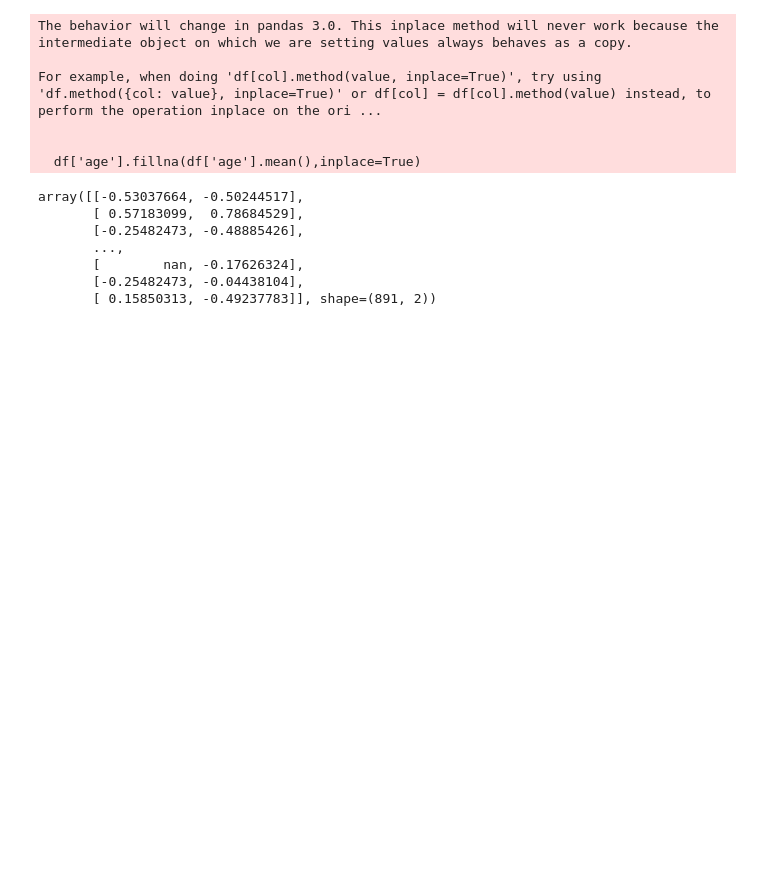
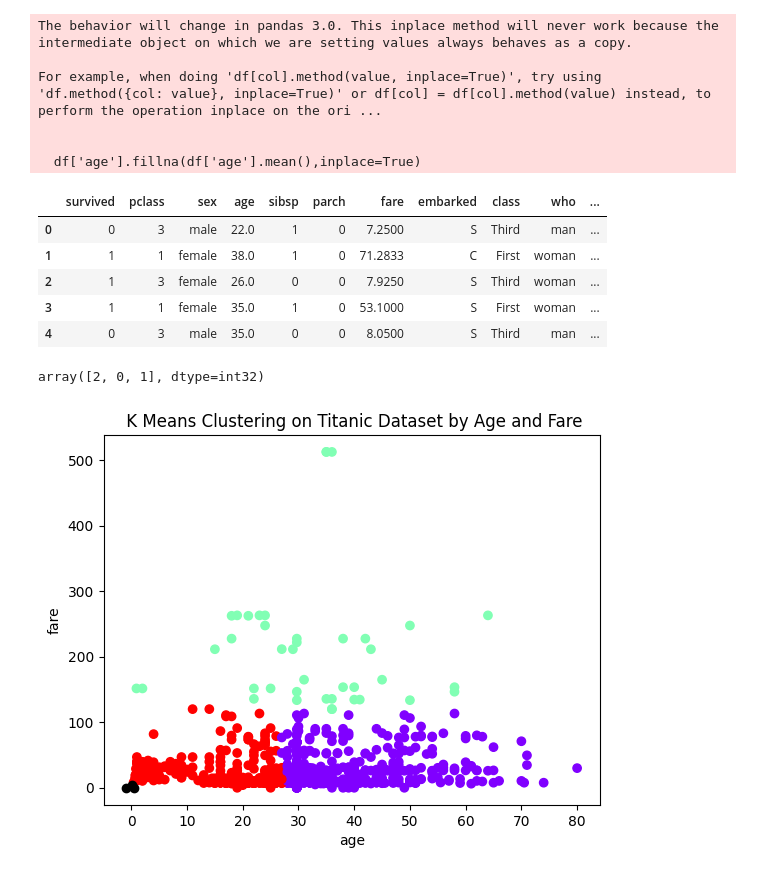
Before and after one commit to AsadullahShehbaz/40-Days-Data-Science-Course-With-Python, a Jupyter notebook: Day 22 K Means Clustering/K_Means_Clustering.ipynb, the cells around one changed output. Drawn from its saved outputs; the diff is of its cells as text; code cells hidden in the pictures; blank space fills up the shorter version.

```diff
--- a/Day 22 K Means Clustering/K_Means_Clustering.ipynb
+++ b/Day 22 K Means Clustering/K_Means_Clustering.ipynb
@@ -34,11 +34,24 @@ For example, when doing 'df[col].method(value, inplace=True)', try using 'df.met
 
   df['age'].fillna(df['age'].mean(),inplace=True)
 # %%
+df.head() # Cluster Column is Created in the dataframe
 # %% [output]
-array([[-0.53037664, -0.50244517],
-       [ 0.57183099,  0.78684529],
-       [-0.25482473, -0.48885426],
-       ...,
-       [        nan, -0.17626324],
-       [-0.25482473, -0.04438104],
-       [ 0.15850313, -0.49237783]], shape=(891, 2))
+|  | survived | pclass | sex | age | sibsp | parch | fare | embarked | class | who | ... |
+| 0 | 0 | 3 | male | 22.0 | 1 | 0 | 7.2500 | S | Third | man | ... |
+| 1 | 1 | 1 | female | 38.0 | 1 | 0 | 71.2833 | C | First | woman | ... |
+| 2 | 1 | 3 | female | 26.0 | 0 | 0 | 7.9250 | S | Third | woman | ... |
+| 3 | 1 | 1 | female | 35.0 | 1 | 0 | 53.1000 | S | First | woman | ... |
+| 4 | 0 | 3 | male | 35.0 | 0 | 0 | 8.0500 | S | Third | man | ... |
+# %%
+df['cluster'].unique() # To Print Unique Values of Cluster Column
+# %% [output]
+array([2, 0, 1], dtype=int32)
+# %%
+plt.scatter(df['age'],df['fare'],c=df['cluster'],cmap='rainbow')
+plt.scatter(model.cluster_centers_[:,0],model.cluster_centers_[:,1],color='black')
+plt.xlabel('age')
+plt.ylabel('fare')
+plt.title(' K Means Clustering on Titanic Dataset by Age and Fare')
+plt.show()
+# %% [output]
+[figure, added]
```
Also changed, not shown: parts of 2 cells of this notebook.
